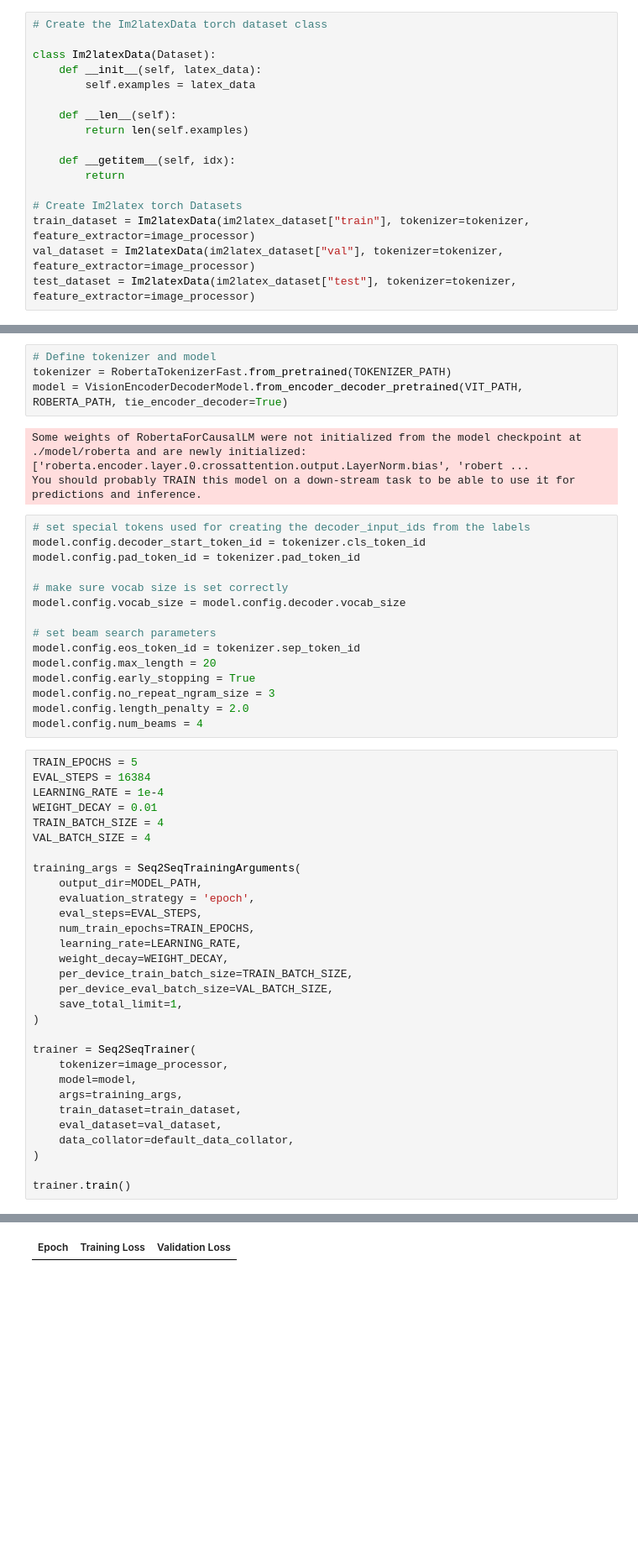
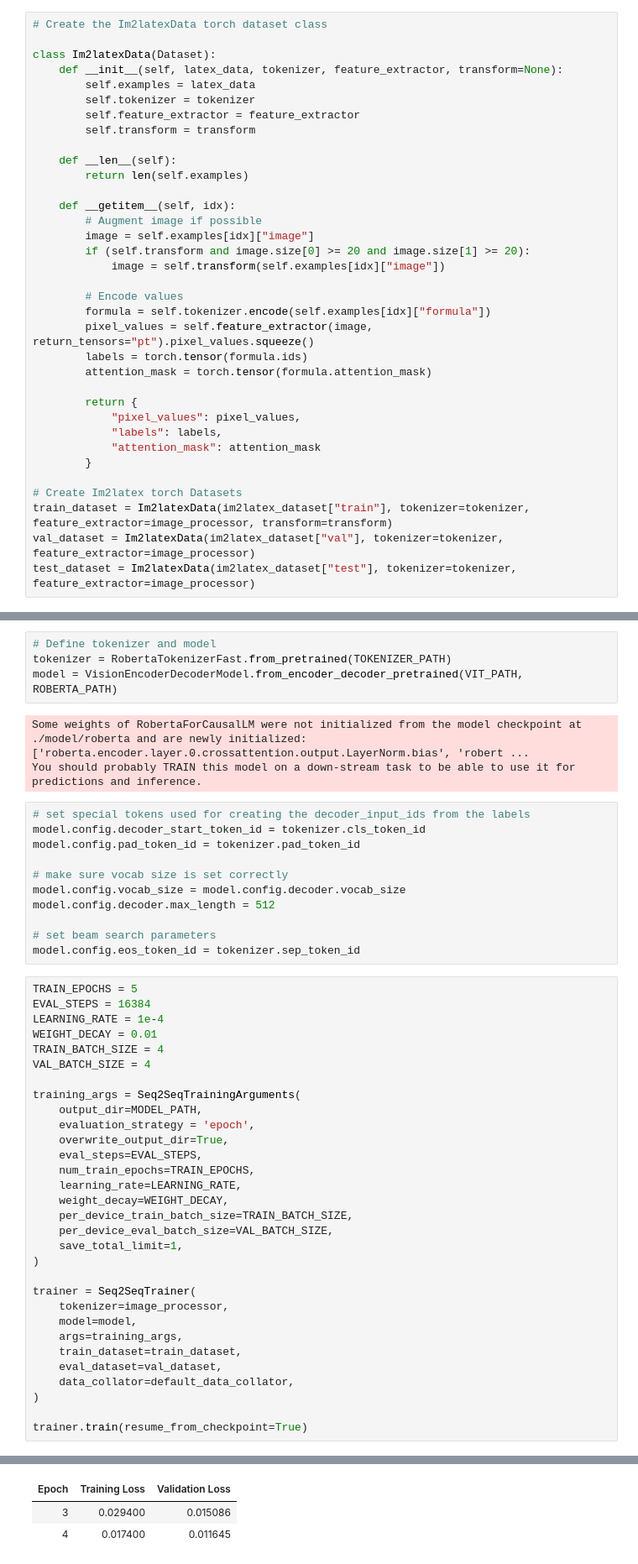
Before and after one commit to leo-cf-tian/image-2-latex, a Jupyter notebook: vision.ipynb, the cells around one changed output, grey strips where cells are left out. Shown at 84% size. Cells and saved outputs as stored; diff of their text form; blank space fills up the shorter version.

Commit message:
partially train model

```diff
--- a/vision.ipynb
+++ b/vision.ipynb
@@ -105,17 +79,35 @@ print(["train"][random_index])
 # Create the Im2latexData torch dataset class
 
 class Im2latexData(Dataset):
-    def __init__(self, latex_data):
+    def __init__(self, latex_data, tokenizer, feature_extractor, transform=None):
         self.examples = latex_data
+        self.tokenizer = tokenizer
+        self.feature_extractor = feature_extractor
+        self.transform = transform
 
     def __len__(self):
         return len(self.examples)
 
     def __getitem__(self, idx):
-        return
+        # Augment image if possible
+        image = self.examples[idx]["image"]
+        if (self.transform and image.size[0] >= 20 and image.size[1] >= 20):
+            image = self.transform(self.examples[idx]["image"])
+
+        # Encode values
+        formula = self.tokenizer.encode(self.examples[idx]["formula"])
+        pixel_values = self.feature_extractor(image, return_tensors="pt").pixel_values.squeeze()
+        labels = torch.tensor(formula.ids)
+        attention_mask = torch.tensor(formula.attention_mask)
+
+        return {
+            "pixel_values": pixel_values,
+            "labels": labels,
+            "attention_mask": attention_mask
+        }
 
 # Create Im2latex torch Datasets
-train_dataset = Im2latexData(im2latex_dataset["train"], tokenizer=tokenizer, feature_extractor=image_processor)
+train_dataset = Im2latexData(im2latex_dataset["train"], tokenizer=tokenizer, feature_extractor=image_processor, transform=transform)
 val_dataset = Im2latexData(im2latex_dataset["val"], tokenizer=tokenizer, feature_extractor=image_processor)
 test_dataset = Im2latexData(im2latex_dataset["test"], tokenizer=tokenizer, feature_extractor=image_processor)
 # %% [markdown]
@@ -126,7 +118,7 @@ from transformers import Seq2SeqTrainingArguments, Seq2SeqTrainer, default_data_
 # %%
 # Define tokenizer and model
 tokenizer = RobertaTokenizerFast.from_pretrained(TOKENIZER_PATH)
-model = VisionEncoderDecoderModel.from_encoder_decoder_pretrained(VIT_PATH, ROBERTA_PATH, tie_encoder_decoder=True)
+model = VisionEncoderDecoderModel.from_encoder_decoder_pretrained(VIT_PATH, ROBERTA_PATH)
 # %% [output]
 Some weights of RobertaForCausalLM were not initialized from the model checkpoint at ./model/roberta and are newly initialized: ['roberta.encoder.layer.0.crossattention.output.LayerNorm.bias', 'robert ...
 You should probably TRAIN this model on a down-stream task to be able to use it for predictions and inference.
@@ -137,14 +129,10 @@ model.config.pad_token_id = tokenizer.pad_token_id
 
 # make sure vocab size is set correctly
 model.config.vocab_size = model.config.decoder.vocab_size
+model.config.decoder.max_length = 512
 
 # set beam search parameters
 model.config.eos_token_id = tokenizer.sep_token_id
-model.config.max_length = 20
-model.config.early_stopping = True
-model.config.no_repeat_ngram_size = 3
-model.config.length_penalty = 2.0
-model.config.num_beams = 4
 # %%
 TRAIN_EPOCHS = 5
 EVAL_STEPS = 16384
@@ -156,6 +144,7 @@ VAL_BATCH_SIZE = 4
 training_args = Seq2SeqTrainingArguments(
     output_dir=MODEL_PATH,
     evaluation_strategy = 'epoch',
+    overwrite_output_dir=True,
     eval_steps=EVAL_STEPS,
     num_train_epochs=TRAIN_EPOCHS,
     learning_rate=LEARNING_RATE,
@@ -174,5 +163,5 @@ trainer = Seq2SeqTrainer(
     data_collator=default_data_collator,
 )
 
-trainer.train()
+trainer.train(resume_from_checkpoint=True)
 # %% [output]
@@ -180 +170,3 @@ trainer.train()
 | Epoch | Training Loss | Validation Loss |
+| 3 | 0.029400 | 0.015086 |
+| 4 | 0.017400 | 0.011645 |
```
Also changed, not shown: parts of 13 cells of this notebook, 3 other files.
